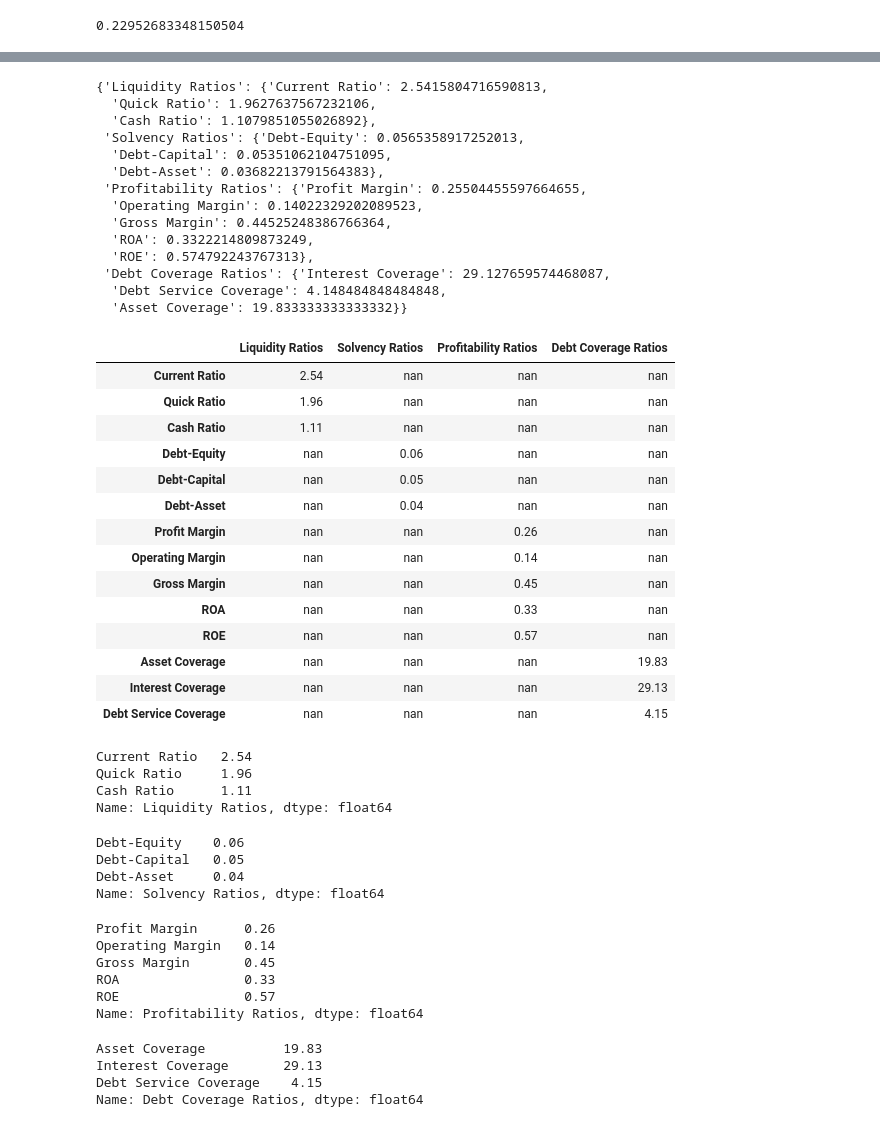
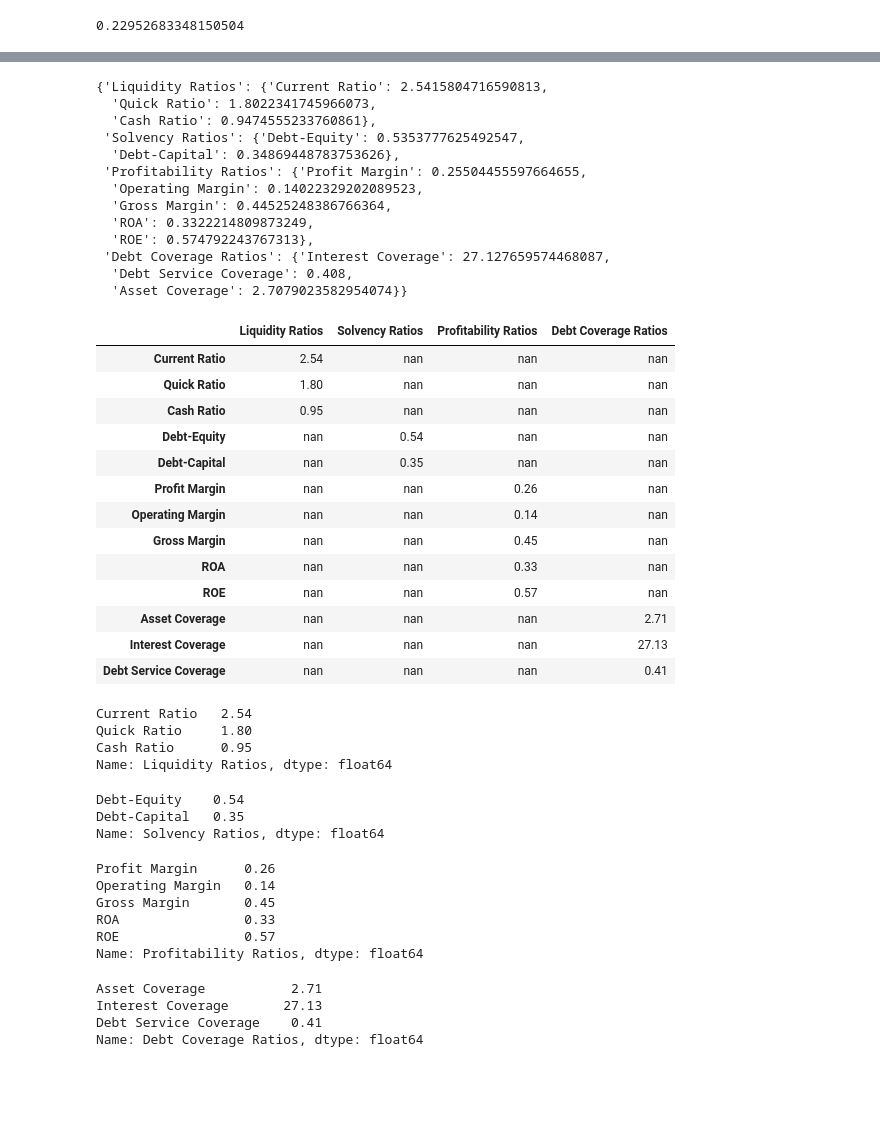
Before and after one commit to andyliang245/DCF, a Jupyter notebook: DCF Sample.ipynb, the cells around one changed output, grey strips where cells are left out. Cells and saved outputs as stored; diff of their text form; code cells hidden in the pictures; blank space fills up the shorter version.

```diff
--- a/DCF Sample.ipynb
+++ b/DCF Sample.ipynb
@@ -220,19 +220,17 @@ financial_analysis['Liquidity Ratios'] = {}
 
 financial_analysis['Liquidity Ratios']['Current Ratio'] = complete_bal_sht_df['2020 Current']['totalCurrentAssets'] / complete_bal_sht_df['2020 Current']['totalCurrentLiabilities']
 
-financial_analysis['Liquidity Ratios']['Quick Ratio'] = (complete_bal_sht_df['2020 Current']['totalCurrentAssets'] - complete_bal_sht_df['2020 Current']['inventory'])/ complete_bal_sht_df['2020 Current']['totalCurrentLiabilities']
+financial_analysis['Liquidity Ratios']['Quick Ratio'] = (complete_bal_sht_df['2020 Current']['totalCurrentAssets'] - complete_bal_sht_df['2020 Current']['inventory'] - complete_bal_sht_df['2020 Current']['otherCurrentAssets'])/ complete_bal_sht_df['2020 Current']['totalCurrentLiabilities']
 
-financial_analysis['Liquidity Ratios']['Cash Ratio'] = (complete_bal_sht_df['2020 Current']['totalCurrentAssets'] - complete_bal_sht_df['2020 Current']['inventory'] - complete_bal_sht_df['2020 Current']['netReceivables']) / complete_bal_sht_df['2020 Current']['totalCurrentLiabilities']
+financial_analysis['Liquidity Ratios']['Cash Ratio'] = (complete_bal_sht_df['2020 Current']['totalCurrentAssets'] - complete_bal_sht_df['2020 Current']['inventory'] - complete_bal_sht_df['2020 Current']['netReceivables'] - complete_bal_sht_df['2020 Current']['otherCurrentAssets']) / complete_bal_sht_df['2020 Current']['totalCurrentLiabilities']
 
 
 financial_analysis['Solvency Ratios'] = {}
 
 
-financial_analysis['Solvency Ratios']['Debt-Equity'] = (complete_bal_sht_df['2020 Current']['shortTermDebt'] + complete_bal_sht_df['2020 Current']['longTermDebt']) / complete_bal_sht_df['2020 Current']['totalStockholdersEquity']
+financial_analysis['Solvency Ratios']['Debt-Equity'] = complete_bal_sht_df['2020 Current']['totalLiabilities'] / complete_bal_sht_df['2020 Current']['totalStockholdersEquity']
 
-financial_analysis['Solvency Ratios']['Debt-Capital'] = (complete_bal_sht_df['2020 Current']['shortTermDebt'] + complete_bal_sht_df['2020 Current']['longTermDebt']) / (complete_bal_sht_df['2020 Current']['totalStockholdersEquity'] + (complete_bal_sht_df['2020 Current']['shortTermDebt'] + complete_bal_sht_df['2020 Current']['longTermDebt']))
-
-financial_analysis['Solvency Ratios']['Debt-Asset'] = (complete_bal_sht_df['2020 Current']['shortTermDebt'] + complete_bal_sht_df['2020 Current']['longTermDebt']) / complete_bal_sht_df['2020 Current']['totalAssets']
+financial_analysis['Solvency Ratios']['Debt-Capital'] = complete_bal_sht_df['2020 Current']['totalLiabilities'] / complete_bal_sht_df['2020 Current']['totalLiabilitiesAndStockholdersEquity']
 
 
 financial_analysis['Profitability Ratios'] = {}
@@ -252,69 +250,67 @@ financial_analysis['Profitability Ratios']['ROE'] = complete_inc_stmt_df['2020 C
 financial_analysis['Debt Coverage Ratios'] = {}
 
 
-financial_analysis['Debt Coverage Ratios']['Interest Coverage'] = complete_inc_stmt_df['2020 Current']['operatingIncome'] / complete_inc_stmt_df['2020 Current']['interestExpense']
+financial_analysis['Debt Coverage Ratios']['Interest Coverage'] = complete_inc_stmt_df['2020 Current']['incomeBeforeTax'] / complete_inc_stmt_df['2020 Current']['interestExpense']
 
-financial_analysis['Debt Coverage Ratios']['Debt Service Coverage'] =complete_inc_stmt_df['2020 Current']['operatingIncome'] / (complete_bal_sht_df['2020 Current']['shortTermDebt'] + complete_bal_sht_df['2020 Current']['longTermDebt'])
+financial_analysis['Debt Coverage Ratios']['Debt Service Coverage'] =complete_inc_stmt_df['2020 Current']['incomeBeforeTax'] / complete_bal_sht_df['2020 Current']['totalLiabilities']
 
-financial_analysis['Debt Coverage Ratios']['Asset Coverage'] =  (complete_bal_sht_df['2020 Current']['totalAssets'] - complete_bal_sht_df['2020 Current']['totalCurrentLiabilities'])/ (complete_bal_sht_df['2020 Current']['shortTermDebt'] + complete_bal_sht_df['2020 Current']['longTermDebt'])
+financial_analysis['Debt Coverage Ratios']['Asset Coverage'] =  (complete_bal_sht_df['2020 Current']['totalAssets'] - complete_bal_sht_df['2020 Current']['totalCurrentLiabilities'])/ complete_bal_sht_df['2020 Current']['totalCurrentLiabilities']
+
 
 
 financial_analysis
 # %% [output]
 {'Liquidity Ratios': {'Current Ratio': 2.5415804716590813,
-  'Quick Ratio': 1.9627637567232106,
-  'Cash Ratio': 1.1079851055026892},
- 'Solvency Ratios': {'Debt-Equity': 0.0565358917252013,
-  'Debt-Capital': 0.05351062104751095,
-  'Debt-Asset': 0.03682213791564383},
+  'Quick Ratio': 1.8022341745966073,
+  'Cash Ratio': 0.9474555233760861},
+ 'Solvency Ratios': {'Debt-Equity': 0.5353777625492547,
+  'Debt-Capital': 0.34869448783753626},
  'Profitability Ratios': {'Profit Margin': 0.25504455597664655,
   'Operating Margin': 0.14022329202089523,
   'Gross Margin': 0.44525248386766364,
   'ROA': 0.3322214809873249,
   'ROE': 0.574792243767313},
- 'Debt Coverage Ratios': {'Interest Coverage': 29.127659574468087,
-  'Debt Service Coverage': 4.148484848484848,
-  'Asset Coverage': 19.833333333333332}}
+ 'Debt Coverage Ratios': {'Interest Coverage': 27.127659574468087,
+  'Debt Service Coverage': 0.408,
+  'Asset Coverage': 2.7079023582954074}}
 # %%
 financial_analysis_df = pd.DataFrame.from_dict(financial_analysis, orient='columns')
 pd.options.display.float_format = '{:,.2f}'.format
-financial_analysis_df = financial_analysis_df.reindex(['Current Ratio', 'Quick Ratio', 'Cash Ratio','Debt-Equity', 'Debt-Capital', 'Debt-Asset', 'Profit Margin', 'Operating Margin', 'Gross Margin', 'ROA', 'ROE', 'Asset Coverage', 'Interest Coverage', 'Debt Service Coverage'])
+financial_analysis_df = financial_analysis_df.reindex(['Current Ratio', 'Quick Ratio', 'Cash Ratio','Debt-Equity', 'Debt-Capital', 'Profit Margin', 'Operating Margin', 'Gross Margin', 'ROA', 'ROE', 'Asset Coverage', 'Interest Coverage', 'Debt Service Coverage'])
 
 liquidity_analysis = financial_analysis_df['Liquidity Ratios'].dropna()
 solvency_analysis = financial_analysis_df['Solvency Ratios'].dropna()
 profitability_analysis = financial_analysis_df['Profitability Ratios'].dropna()
 debt_coverage_analysis = financial_analysis_df['Debt Coverage Ratios'].dropna()
 
 financial_analysis_df
 # %% [output]
 |  | Liquidity Ratios | Solvency Ratios | Profitability Ratios | Debt Coverage Ratios |
 | Current Ratio | 2.54 | nan | nan | nan |
-| Quick Ratio | 1.96 | nan | nan | nan |
-| Cash Ratio | 1.11 | nan | nan | nan |
-| Debt-Equity | nan | 0.06 | nan | nan |
-| Debt-Capital | nan | 0.05 | nan | nan |
-| Debt-Asset | nan | 0.04 | nan | nan |
+| Quick Ratio | 1.80 | nan | nan | nan |
+| Cash Ratio | 0.95 | nan | nan | nan |
+| Debt-Equity | nan | 0.54 | nan | nan |
+| Debt-Capital | nan | 0.35 | nan | nan |
 | Profit Margin | nan | nan | 0.26 | nan |
 | Operating Margin | nan | nan | 0.14 | nan |
 | Gross Margin | nan | nan | 0.45 | nan |
 | ROA | nan | nan | 0.33 | nan |
 | ROE | nan | nan | 0.57 | nan |
-| Asset Coverage | nan | nan | nan | 19.83 |
-| Interest Coverage | nan | nan | nan | 29.13 |
-| Debt Service Coverage | nan | nan | nan | 4.15 |
+| Asset Coverage | nan | nan | nan | 2.71 |
+| Interest Coverage | nan | nan | nan | 27.13 |
+| Debt Service Coverage | nan | nan | nan | 0.41 |
 # %%
 liquidity_analysis
 # %% [output]
 Current Ratio   2.54
-Quick Ratio     1.96
-Cash Ratio      1.11
+Quick Ratio     1.80
+Cash Ratio      0.95
 Name: Liquidity Ratios, dtype: float64
 # %%
 solvency_analysis
 # %% [output]
-Debt-Equity    0.06
-Debt-Capital   0.05
-Debt-Asset     0.04
+Debt-Equity    0.54
+Debt-Capital   0.35
 Name: Solvency Ratios, dtype: float64
 # %%
 profitability_analysis
@@ -328,9 +324,9 @@ Name: Profitability Ratios, dtype: float64
 # %%
 debt_coverage_analysis
 # %% [output]
-Asset Coverage          19.83
-Interest Coverage       29.13
-Debt Service Coverage    4.15
+Asset Coverage           2.71
+Interest Coverage       27.13
+Debt Service Coverage    0.41
 Name: Debt Coverage Ratios, dtype: float64
 # %%
 projected_cf = {}
```
Also changed, not shown: parts of 6 cells of this notebook.
